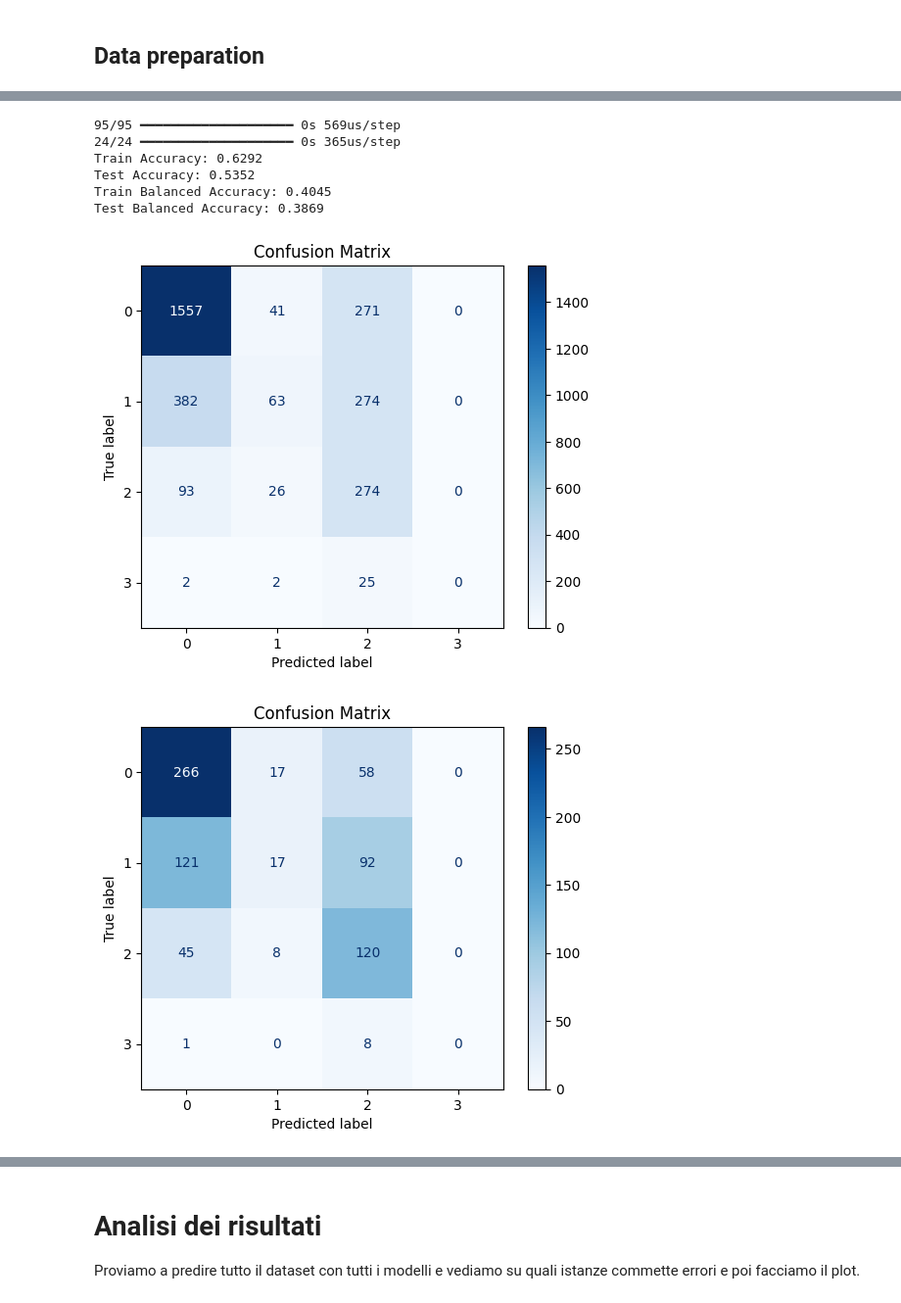
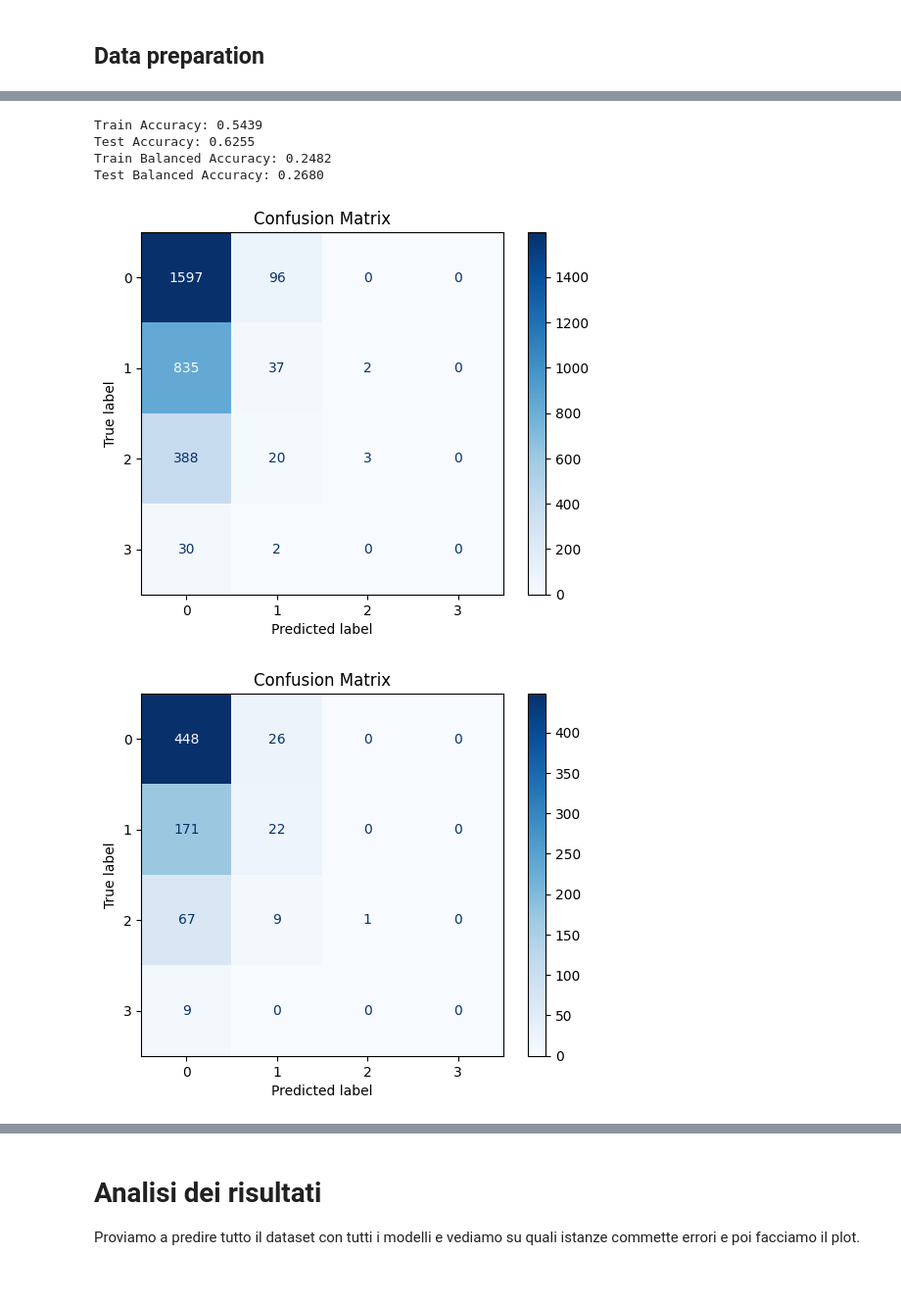
Before and after one commit to EliaCoro/progetto_dwm, a Jupyter notebook: work/progetto.ipynb, the cells around one changed output, grey strips where cells are left out. Shown at 98% size. Saved outputs shown, nothing was run; the diff lists cells and outputs as text; code cells hidden in the pictures.

```diff
--- a/work/progetto.ipynb
+++ b/work/progetto.ipynb
@@ -481,12 +502,12 @@ from sklearn.metrics import accuracy_score, balanced_accuracy_score
 from sklearn.tree import plot_tree
 
 model = RandomForestClassifier(**parameters)
-randomForestModel = model
+#randomForestModel = model
 
-model.fit(X_train, y_train)
+model.fit(X_train_with_encoder, y_train)
 
-y_train_pred = model.predict(X_train)
-y_test_pred = model.predict(X_test[X_train.columns])
+y_train_pred = model.predict(X_train_with_encoder)
+y_test_pred = model.predict(X_test_with_encoder[X_train_with_encoder.columns])
 
 # Calcola l'accuracy per il training e il test
 train_accuracy = accuracy_score(y_train, y_train_pred)
@@ -496,6 +517,15 @@ test_accuracy = accuracy_score(y_test, y_test_pred)
 train_balanced_accuracy = inverse_balanced_accuracy(y_train, y_train_pred)
 test_balanced_accuracy = inverse_balanced_accuracy(y_test, y_test_pred)
 
+models.append({
+    'model_name': 'Random Forest',
+    'model': model,
+    'train_accuracy': train_accuracy,
+    'test_accuracy': test_accuracy,
+    'train_balanced_accuracy': train_balanced_accuracy,
+    'test_balanced_accuracy': test_balanced_accuracy
+})
+
 # Stampa i risultati
 print(f"Train Accuracy: {train_accuracy:.4f}")
 print(f"Test Accuracy: {test_accuracy:.4f}")
@@ -609,11 +639,11 @@ for n_neurons, hidden_layer, dropout in param_combinations:
         sample_weights = get_sample_weights(y_train, weight_combination, weights_per_class)
 
         # Crea il modello con i parametri correnti
-        model = create_model(X_train, y_train, n_neurons=n_neurons, hidden_layer=hidden_layer, dropout=dropout)
+        model = create_model(X_train_with_encoder, y_train, n_neurons=n_neurons, hidden_layer=hidden_layer, dropout=dropout)
 
         # Addestra il modello
         model.fit(
-            X_train,
+            X_train_with_encoder,
             y_train_categorial,
             epochs=10,
             batch_size=128,
@@ -622,12 +652,12 @@ for n_neurons, hidden_layer, dropout in param_combinations:
         )
 
        # Previsioni e calcolo del punteggio per il training
-        y_pred_train = model.predict(X_train)
+        y_pred_train = model.predict(X_train_with_encoder)
         y_pred_train_numerical = np.argmax(y_pred_train, axis=1)  # Converti le previsioni one-hot in numeriche
         score_train = inverse_balanced_accuracy(np.argmax(y_train_categorial, axis=1), y_pred_train_numerical)
 
         # Previsioni e calcolo del punteggio per il test
-        y_pred_test = model.predict(X_test)
+        y_pred_test = model.predict(X_test_with_encoder)
         y_pred_test_numerical = np.argmax(y_pred_test, axis=1)  # Converti le previsioni one-hot in numeriche
         score_test = inverse_balanced_accuracy(np.argmax(y_test_categorial, axis=1), y_pred_test_numerical)
 
@@ -690,7 +720,7 @@ def plot_ann(history):
 
 
 model = create_model(
-    X_train,
+    X_train_with_encoder,
     y_train,
     n_neurons=best_params['n_neurons'],
     hidden_layer=best_params['hidden_layer'],
@@ -702,11 +732,11 @@ lr_scheduler = ReduceLROnPlateau(
 )
 
 # train the network
-history = model.fit( x=X_train, # training examples
+history = model.fit( x=X_train_with_encoder, # training examples
            y=y_train_categorial, # desired output
            epochs=45,
            verbose=1,
-           validation_data=(X_test, y_test_categorial),
+           validation_data=(X_test_with_encoder, y_test_categorial),
            class_weight={i: best_params['weights'][i] for i in range(len(best_params['weights']))},
            callbacks=[lr_scheduler, early_stopping]);
 annModel = model
@@ -736,36 +766,43 @@ plot_ann(history)
 # %%
-y_train_pred = model.predict(X_train)
-y_test_pred = model.predict(X_test[X_train.columns])
+y_train_pred = model.predict(X_train_with_encoder)
+y_test_pred = model.predict(X_test_with_encoder[X_train_with_encoder.columns])
 
 # Converti le probabilità in etichette discrete (classi)
 y_train_pred_label = np.argmax(y_train_pred, axis=1)
 y_test_pred_label = np.argmax(y_test_pred, axis=1)
 
 # Calcola l'accuracy per il training e il test
 train_accuracy = accuracy_score(y_train, y_train_pred_label)
 test_accuracy = accuracy_score(y_test, y_test_pred_label)
 
 # Calcola la balanced accuracy per il training e il test
 train_balanced_accuracy = inverse_balanced_accuracy(y_train, y_train_pred_label)
 test_balanced_accuracy = inverse_balanced_accuracy(y_test, y_test_pred_label)
 
+models.append({
+    'model_name': 'ANN',
+    'model': model,
+    'train_accuracy': train_accuracy,
+    'test_accuracy': test_accuracy,
+    'train_balanced_accuracy': train_balanced_accuracy,
+    'test_balanced_accuracy': test_balanced_accuracy
+})
+
 # Stampa i risultati
 print(f"Train Accuracy: {train_accuracy:.4f}")
 print(f"Test Accuracy: {test_accuracy:.4f}")
 print(f"Train Balanced Accuracy: {train_balanced_accuracy:.4f}")
 print(f"Test Balanced Accuracy: {test_balanced_accuracy:.4f}")
 
 # Stampa la matrice di confusione
 print_confusion_matrix(y_train, y_train_pred_label)
 print_confusion_matrix(y_test, y_test_pred_label)
 # %% [output]
-95/95 ━━━━━━━━━━━━━━━━━━━━ 0s 569us/step
-24/24 ━━━━━━━━━━━━━━━━━━━━ 0s 365us/step
-Train Accuracy: 0.6292
-Test Accuracy: 0.5352
-Train Balanced Accuracy: 0.4045
-Test Balanced Accuracy: 0.3869
+Train Accuracy: 0.5439
+Test Accuracy: 0.6255
+Train Balanced Accuracy: 0.2482
+Test Balanced Accuracy: 0.2680
-[figure, old version]
+[figure, new version]
-[figure, old version]
+[figure, new version]
 # %%
 # Meglio rispetto alla random forest
```
Also changed, not shown: parts of 37 cells of this notebook.
